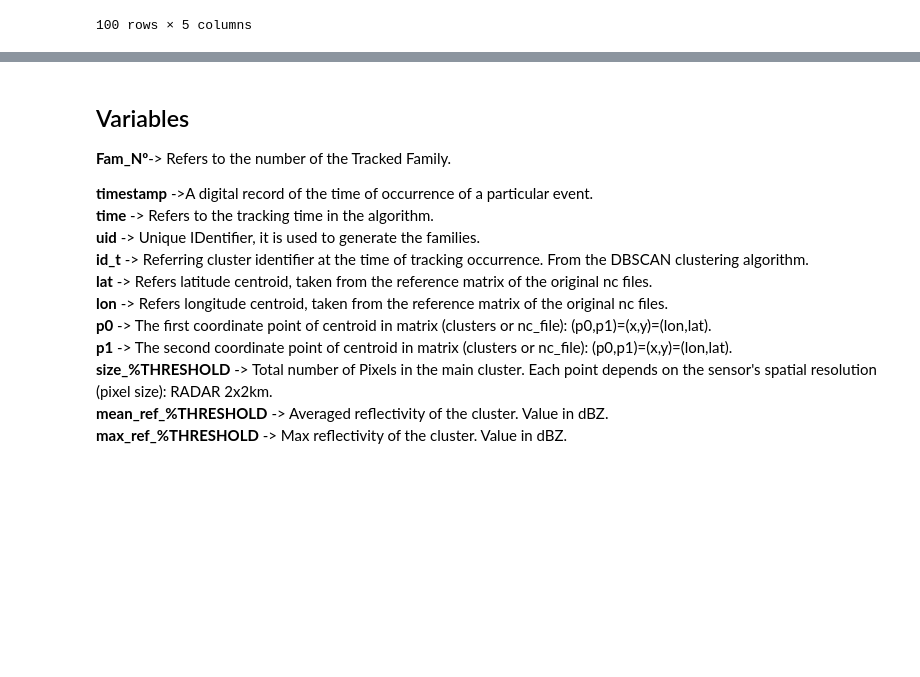
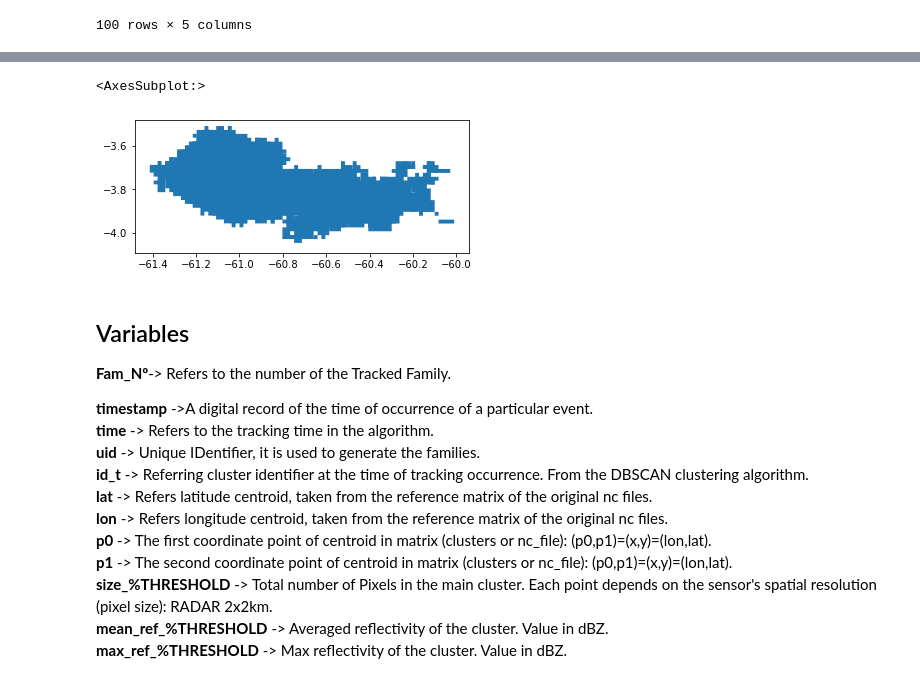
Before and after one commit to helvecioneto/stanalyzer, a Jupyter notebook: docs/Example_01.ipynb, the cells around one changed output, grey strips where cells are left out. Cells and saved outputs as stored; diff of their text form; code cells hidden in the pictures; blank space fills up the shorter version.

```diff
--- a/docs/Example_01.ipynb
+++ b/docs/Example_01.ipynb
@@ -117 +211,9 @@ df_filter1.query('uid == 118')
+# %%
+tt = gpd.GeoDataFrame()
+tt['geometry'] = fam_test['geom_intersect'].apply(wkt.loads)
+# %%
+tt.plot()
+# %% [output]
+<AxesSubplot:>
+[figure, added]
 # %%
```
Also changed, not shown: parts of 15 cells of this notebook, 2 other files.
